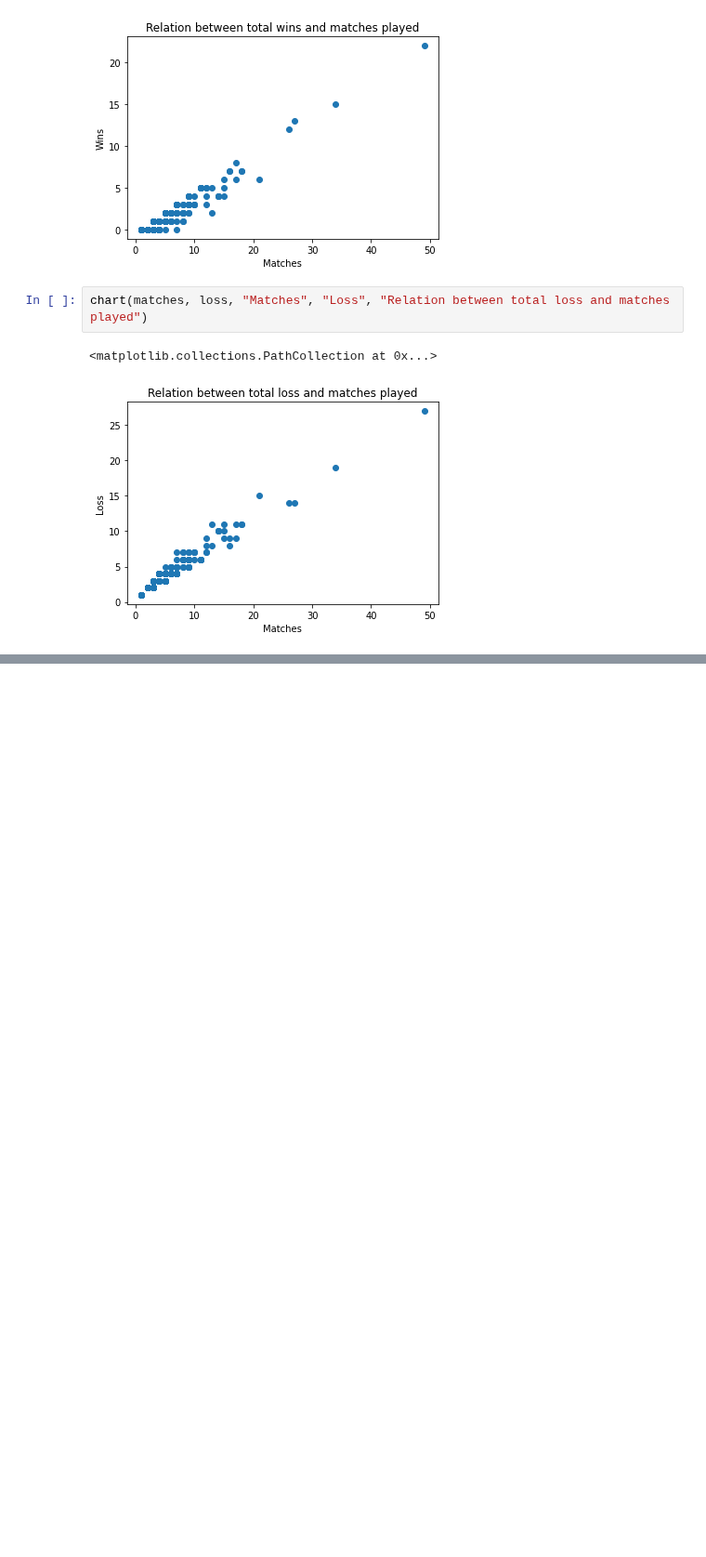
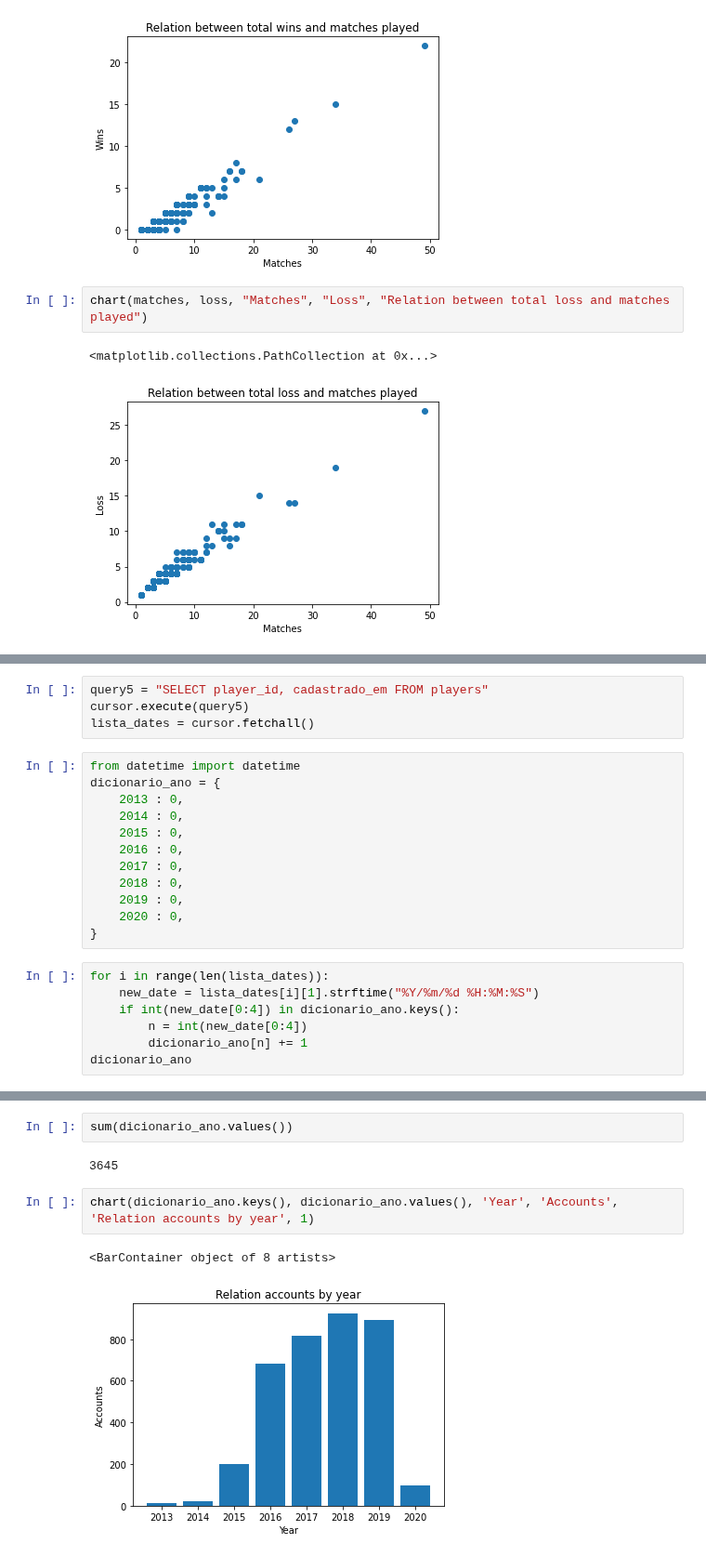
Before and after one commit to victor-s-santos/DataAnalystic-Test, a Jupyter notebook: python-notebooks/Analysis3.ipynb, the cells around one changed output, grey strips where cells are left out. Shown at 93% size. Drawn from its saved outputs; the diff is of its cells as text; blank space fills up the shorter version.

Commit message:
chart3 accounts by year

```diff
--- a/python-notebooks/Analysis3.ipynb
+++ b/python-notebooks/Analysis3.ipynb
@@ -77,0 +80,23 @@ chart(matches, loss, "Matches", "Loss", "Relation between total loss and matches
+# %%
+query5 = "SELECT player_id, cadastrado_em FROM players"
+cursor.execute(query5)
+lista_dates = cursor.fetchall()
+# %%
+from datetime import datetime
+dicionario_ano = {
+    2013 : 0,
+    2014 : 0,
+    2015 : 0,
+    2016 : 0,
+    2017 : 0,
+    2018 : 0,
+    2019 : 0,
+    2020 : 0,
+}
+# %%
+for i in range(len(lista_dates)):
+    new_date = lista_dates[i][1].strftime("%Y/%m/%d %H:%M:%S")
+    if int(new_date[0:4]) in dicionario_ano.keys():
+        n = int(new_date[0:4])
+        dicionario_ano[n] += 1
+dicionario_ano
@@ -77,0 +112,9 @@ chart(matches, loss, "Matches", "Loss", "Relation between total loss and matches
+# %%
+sum(dicionario_ano.values())
+# %% [output]
+3645
+# %%
+chart(dicionario_ano.keys(), dicionario_ano.values(), 'Year', 'Accounts', 'Relation accounts by year', 1)
+# %% [output]
+<BarContainer object of 8 artists>
+[figure, added]
```
Also changed, not shown: parts of 2 cells of this notebook.
